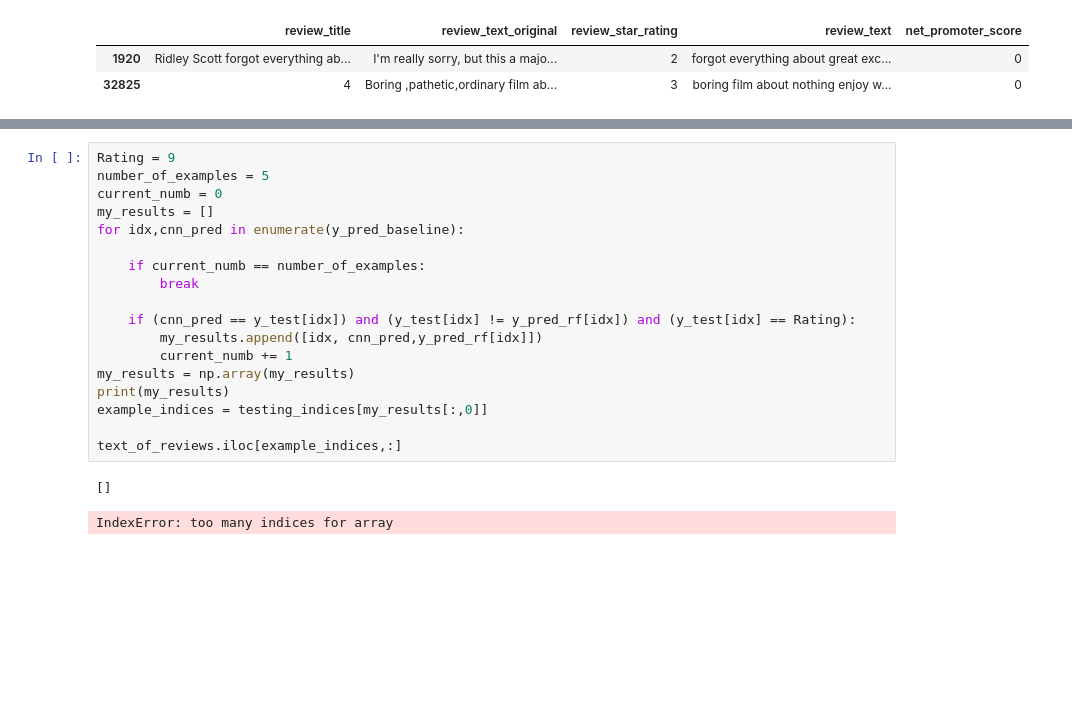
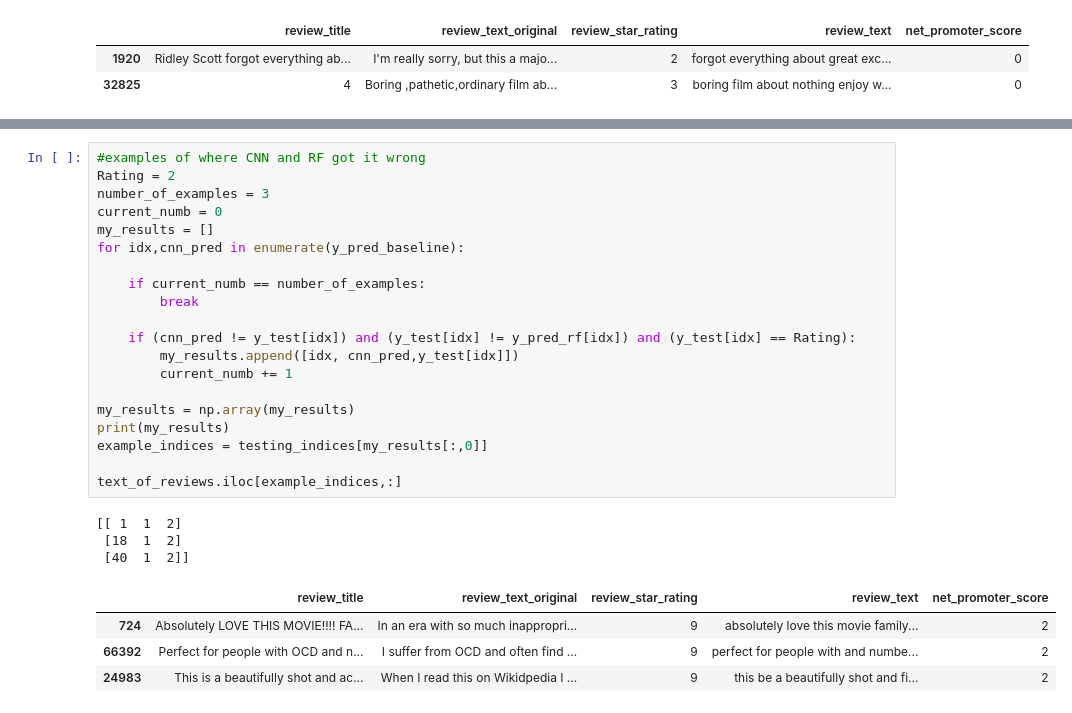
Before and after one commit to michael-a-green/Metis_Project5, a Jupyter notebook: Source/Project5.ipynb, the cells around one changed output, grey strips where cells are left out. Drawn from its saved outputs; the diff is of its cells as text; blank space fills up the shorter version.

Commit message:
Fixed issue with error analysis code.

```diff
--- a/Source/Project5.ipynb
+++ b/Source/Project5.ipynb
@@ -1509,22 +1537,29 @@ text_of_reviews.iloc[example_indices,:]
 # %%
-Rating = 9
-number_of_examples = 5
+#examples of where CNN and RF got it wrong
+Rating = 2
+number_of_examples = 3
 current_numb = 0
 my_results = []
 for idx,cnn_pred in enumerate(y_pred_baseline):
 
     if current_numb == number_of_examples:
         break
 
-    if (cnn_pred == y_test[idx]) and (y_test[idx] != y_pred_rf[idx]) and (y_test[idx] == Rating):
-        my_results.append([idx, cnn_pred,y_pred_rf[idx]])
+    if (cnn_pred != y_test[idx]) and (y_test[idx] != y_pred_rf[idx]) and (y_test[idx] == Rating):
+        my_results.append([idx, cnn_pred,y_test[idx]])
         current_numb += 1
+
 my_results = np.array(my_results)
 print(my_results)
 example_indices = testing_indices[my_results[:,0]]
 
 text_of_reviews.iloc[example_indices,:]
 # %% [output]
-[]
+[[ 1  1  2]
+ [18  1  2]
+ [40  1  2]]
-IndexError: too many indices for array
+|  | review_title | review_text_original | review_star_rating | review_text | net_promoter_score |
+| 724 | Absolutely LOVE THIS MOVIE!!!! FA... | In an era with so much inappropri... | 9 | absolutely love this movie family... | 2 |
+| 66392 | Perfect for people with OCD and n... | I suffer from OCD and often find ... | 9 | perfect for people with and numbe... | 2 |
+| 24983 | This is a beautifully shot and ac... | When I read this on Wikidpedia I ... | 9 | this be a beautifully shot and fi... | 2 |
 # %%
```
Also changed, not shown: parts of 51 cells of this notebook.
